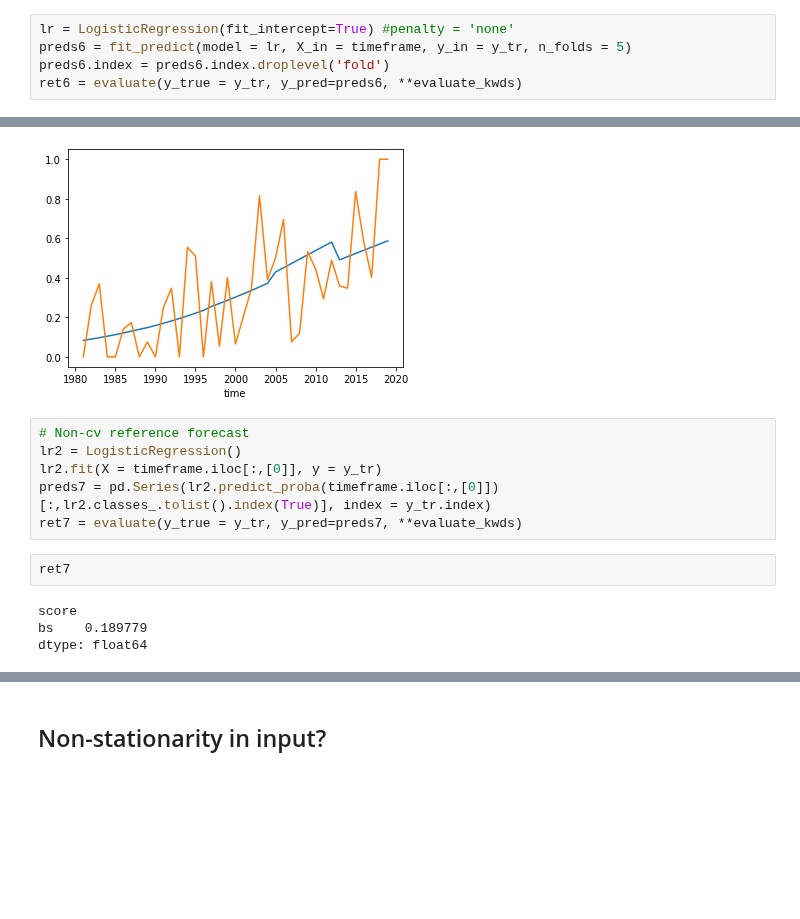
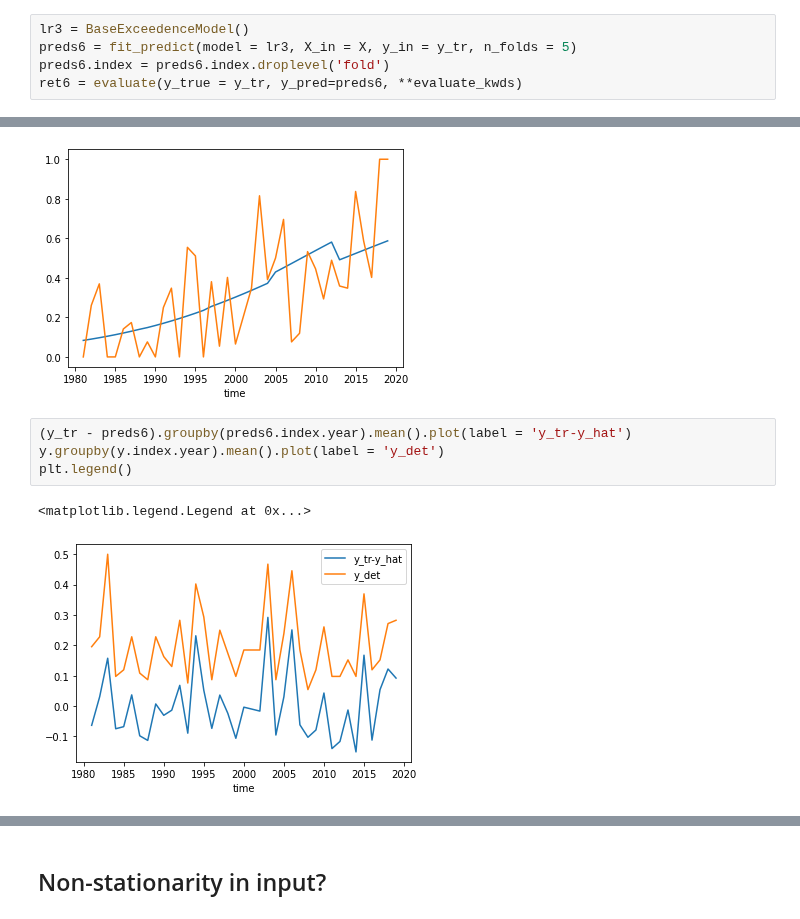
Before and after one commit to chiemvs/Weave, a Jupyter notebook: notebooks/Classifier_skills.ipynb, the cells around one changed output, grey strips where cells are left out. Cells and saved outputs as stored; diff of their text form; blank space fills up the shorter version.

```diff
--- a/notebooks/Classifier_skills.ipynb
+++ b/notebooks/Classifier_skills.ipynb
@@ -363,6 +371,6 @@ y.groupby(y.index.year).mean().plot()
 # %%
-lr = LogisticRegression(fit_intercept=True) #penalty = 'none'
-preds6 = fit_predict(model = lr, X_in = timeframe, y_in = y_tr, n_folds = 5)
+lr3 = BaseExceedenceModel()
+preds6 = fit_predict(model = lr3, X_in = X, y_in = y_tr, n_folds = 5)
 preds6.index = preds6.index.droplevel('fold')
 ret6 = evaluate(y_true = y_tr, y_pred=preds6, **evaluate_kwds)
 # %%
@@ -377,15 +385,10 @@ y_tr.groupby(y_tr.index.year).mean().plot()
 # %% [output]
 <matplotlib.axes._subplots.AxesSubplot at 0x...>
 [figure]
-# %%
-# Non-cv reference forecast
-lr2 = LogisticRegression()
-lr2.fit(X = timeframe.iloc[:,[0]], y = y_tr)
-preds7 = pd.Series(lr2.predict_proba(timeframe.iloc[:,[0]])[:,lr2.classes_.tolist().index(True)], index = y_tr.index)
-ret7 = evaluate(y_true = y_tr, y_pred=preds7, **evaluate_kwds)
-# %%
-ret7
-# %% [output]
-score
-bs    0.189779
-dtype: float64
+# %%
+(y_tr - preds6).groupby(preds6.index.year).mean().plot(label = 'y_tr-y_hat')
+y.groupby(y.index.year).mean().plot(label = 'y_det')
+plt.legend()
+# %% [output]
+<matplotlib.legend.Legend at 0x...>
+[figure, added]
```
Also changed, not shown: parts of 30 cells of this notebook, 6 other files.
